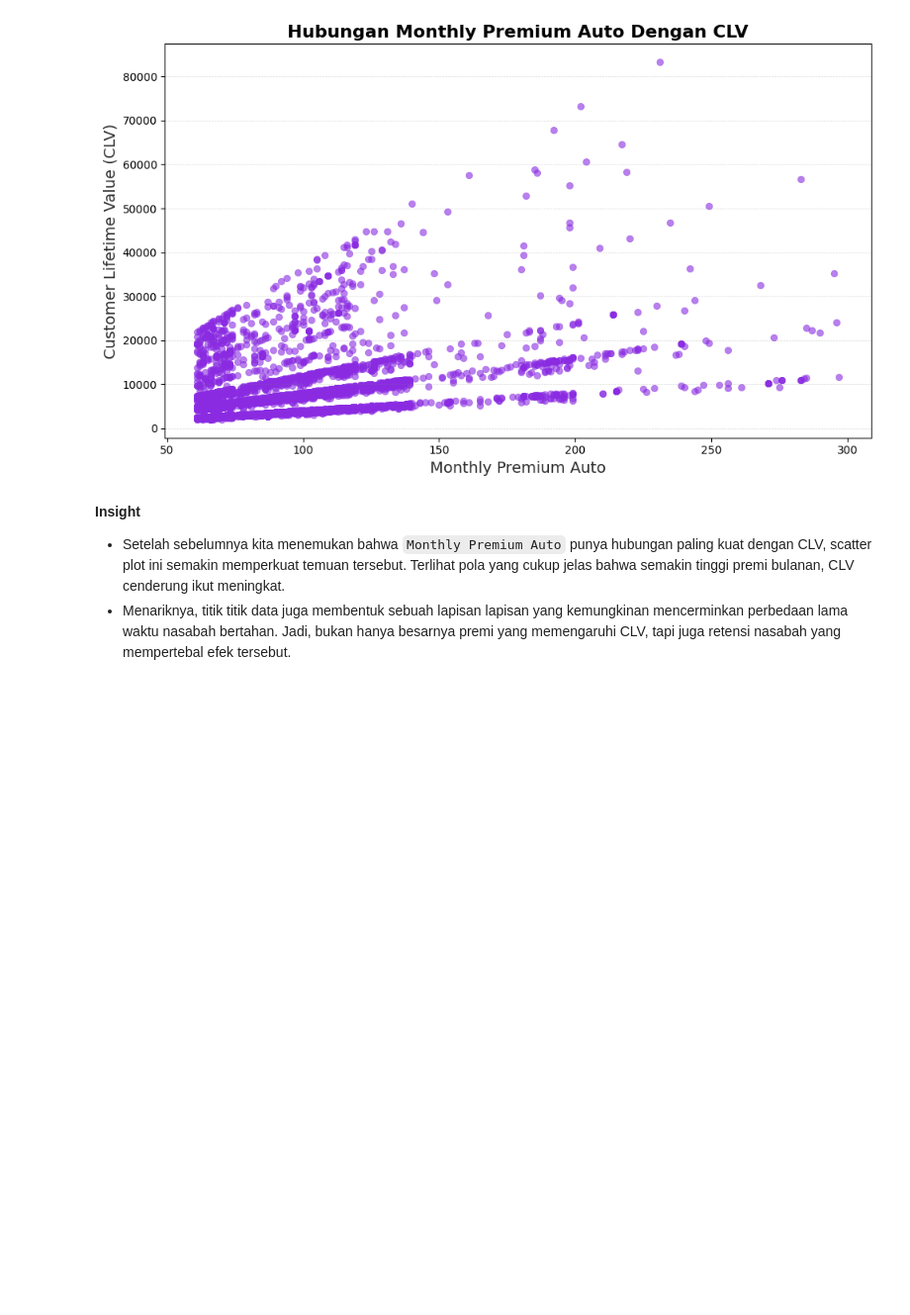
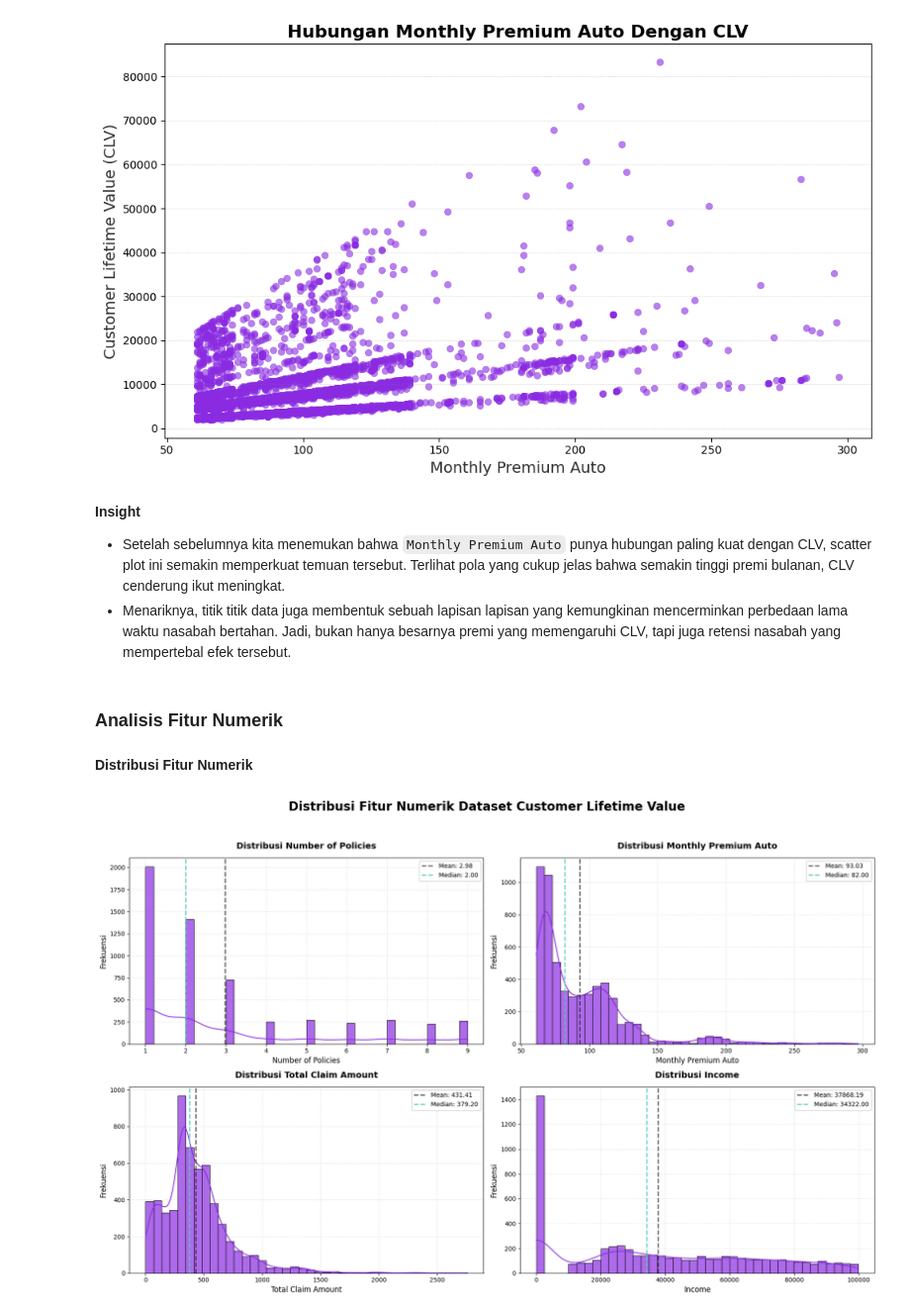
Before and after one commit to BagasNuryaman15/Capstone-2-SatriaDirgantaraN, a Jupyter notebook: Notebook.ipynb, the cells around one changed output. Shown at 99% size. Cells and saved outputs as stored; diff of their text form; code cells hidden in the pictures; blank space fills up the shorter version.

```diff
--- a/Notebook.ipynb
+++ b/Notebook.ipynb
@@ -336,3 +334,58 @@ plt.show()
 
 - Setelah sebelumnya kita menemukan bahwa `Monthly Premium Auto` punya hubungan paling kuat dengan CLV, scatter plot ini semakin memperkuat temuan tersebut. Terlihat pola yang cukup jelas bahwa semakin tinggi premi bulanan, CLV cenderung ikut meningkat.
 - Menariknya, titik titik data juga membentuk sebuah lapisan lapisan yang kemungkinan mencerminkan perbedaan lama waktu nasabah bertahan. Jadi, bukan hanya besarnya premi yang memengaruhi CLV, tapi juga retensi nasabah yang mempertebal efek tersebut.
+# %% [markdown]
+### **Analisis Fitur Numerik**
+# %% [markdown]
+**Distribusi Fitur Numerik**
+# %%
+# Memvisualisasikan setiap fitur numerik
+
+# Menghapus fitur CLV dari daftar fitur numerik
+if 'Customer Lifetime Value' in numerical_features:
+    numerical_features.remove('Customer Lifetime Value')
+
+# Setup Figure
+fig, axes = plt.subplots(2, 2, figsize=(18, 12))
+axes = axes.flatten()
+
+# Setup Histogram
+for i, feature in enumerate(numerical_features):
+    sns.histplot(
+        df[feature],
+        bins=40,
+        kde=True,
+        ax=axes[i],
+        color='#8A2BE2',
+        edgecolor='#000000',
+        linewidth=0.8,
+        alpha=0.7
+    )
+    # Setup style dan title
+    axes[i].set_title(f'Distribusi {feature}', fontsize=14, color='black', fontweight='bold', pad=15 )
+    axes[i].set_xlabel(feature, fontsize=12, color='black', fontweight='500')
+    axes[i].set_ylabel('Frekuensi', fontsize=12, color='black', fontweight='500')
+
+    # Grid style
+    axes[i].grid(True, alpha=0.3, linestyle='--', color='#808080', linewidth=0.5)
+
+    # Mean Line
+    axes[i].axvline(df[feature].mean(), color='#1D1C1C', linestyle='--',
+                    linewidth=2, alpha=0.7, label=f'Mean: {df[feature].mean():.2f}')
+    # Median Line
+    axes[i].axvline(df[feature].median(), color='#54CCBC', linestyle='--',
+                    linewidth=2, alpha=0.9, label=f'Median: {df[feature].median():.2f}')
+
+    # Legend
+    axes[i].legend(fontsize=10, loc='upper right', framealpha=1, fancybox=True)
+
+    # Formating agar lebih rapih
+    axes[i].tick_params(axis='both', which='major', labelsize=10)
+
+
+
+plt.suptitle('Distribusi Fitur Numerik Dataset Customer Lifetime Value', fontsize=20, fontweight='bold', color='black')
+plt.tight_layout(rect=[0, 0.03, 1, 0.95])
+plt.show()
+# %% [output]
+[figure, added]
```
Also changed, not shown: parts of 37 cells of this notebook.
